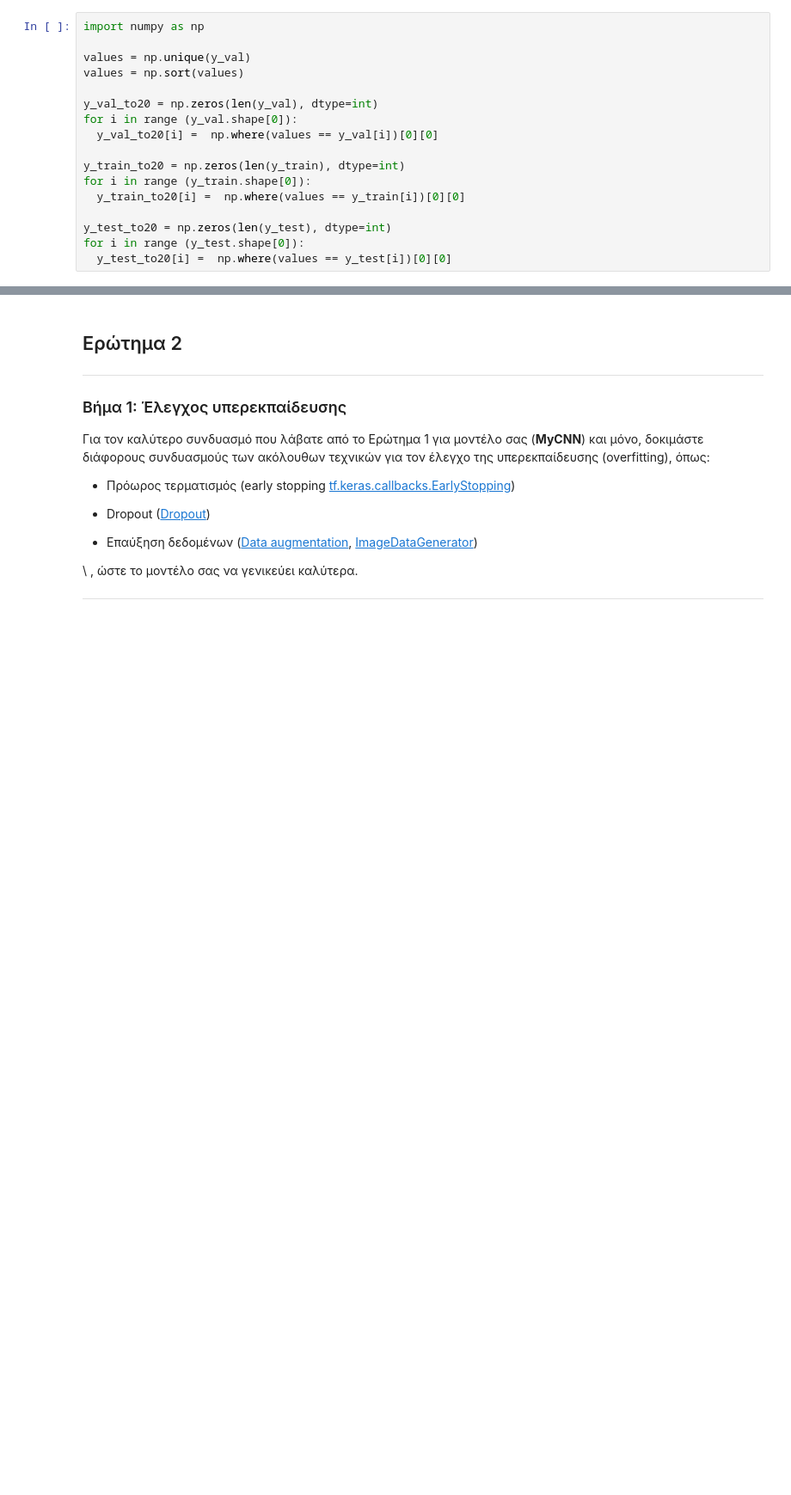
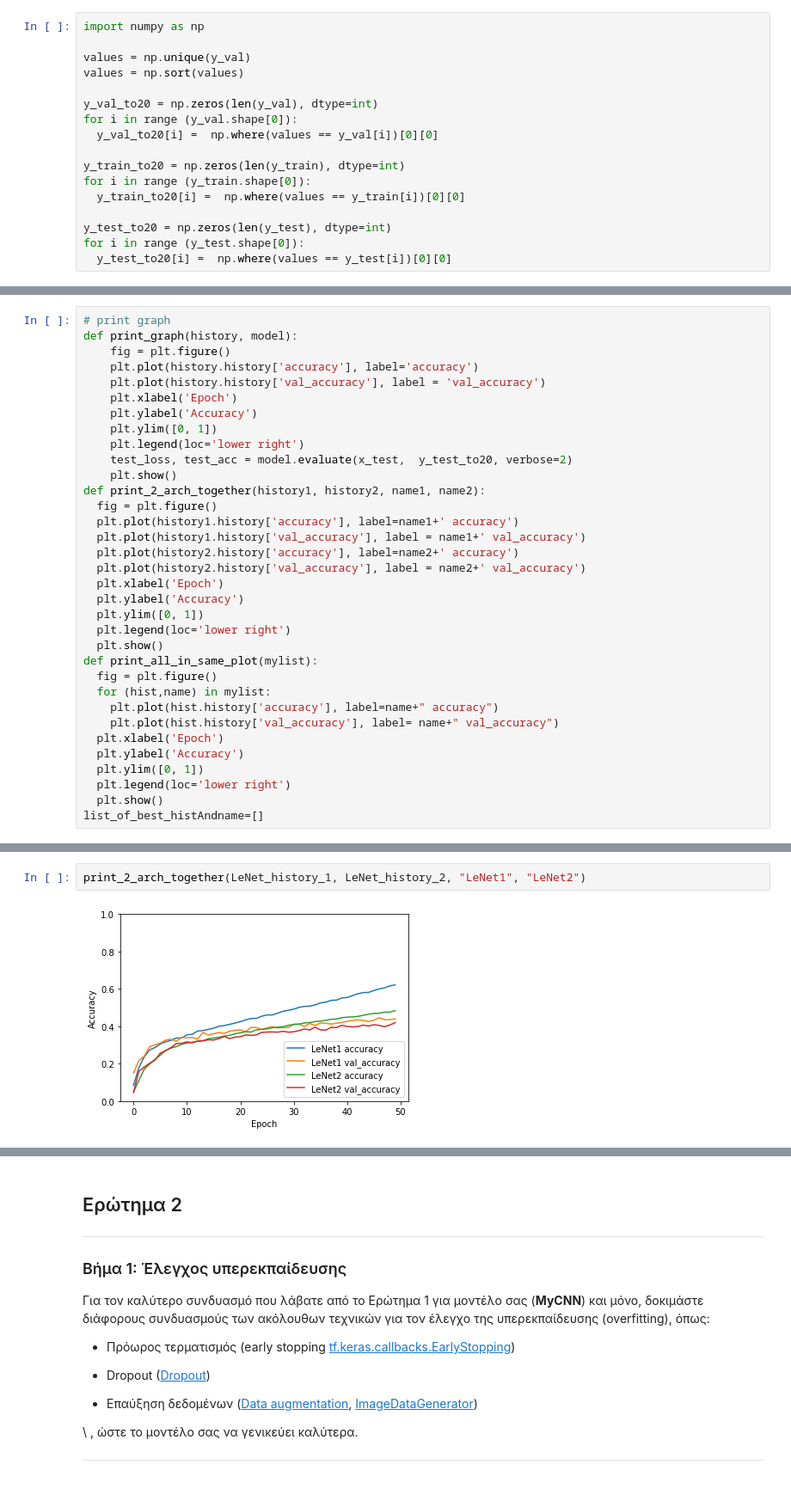
Before and after one commit to nikolastas/Image-and-Video-Analysis-and-Technology, a Jupyter notebook: ask2/2η_Ομαδική_Άσκηση.ipynb, the cells around one changed output, grey strips where cells are left out. Shown: that part at 86% size. Drawn from its saved outputs; the diff is of its cells as text; blank space fills up the shorter version.

```diff
--- a/ask2/2η_Ομαδική_Άσκηση.ipynb
+++ b/ask2/2η_Ομαδική_Άσκηση.ipynb
@@ -535,0 +629,34 @@ Epoch 50/50
+# %%
+# print graph
+def print_graph(history, model):
+    fig = plt.figure()
+    plt.plot(history.history['accuracy'], label='accuracy')
+    plt.plot(history.history['val_accuracy'], label = 'val_accuracy')
+    plt.xlabel('Epoch')
+    plt.ylabel('Accuracy')
+    plt.ylim([0, 1])
+    plt.legend(loc='lower right')
+    test_loss, test_acc = model.evaluate(x_test,  y_test_to20, verbose=2)
+    plt.show()
+def print_2_arch_together(history1, history2, name1, name2):
+  fig = plt.figure()
+  plt.plot(history1.history['accuracy'], label=name1+' accuracy')
+  plt.plot(history1.history['val_accuracy'], label = name1+' val_accuracy')
+  plt.plot(history2.history['accuracy'], label=name2+' accuracy')
+  plt.plot(history2.history['val_accuracy'], label = name2+' val_accuracy')
+  plt.xlabel('Epoch')
+  plt.ylabel('Accuracy')
+  plt.ylim([0, 1])
+  plt.legend(loc='lower right')
+  plt.show()
+def print_all_in_same_plot(mylist):
+  fig = plt.figure()
+  for (hist,name) in mylist:
+    plt.plot(hist.history['accuracy'], label=name+" accuracy")
+    plt.plot(hist.history['val_accuracy'], label= name+" val_accuracy")
+  plt.xlabel('Epoch')
+  plt.ylabel('Accuracy')
+  plt.ylim([0, 1])
+  plt.legend(loc='lower right')
+  plt.show()
+list_of_best_histAndname=[]
@@ -535,0 +681,4 @@ Epoch 50/50
+# %%
+print_2_arch_together(LeNet_history_1, LeNet_history_2, "LeNet1", "LeNet2")
+# %% [output]
+[figure, added]
```
Also changed, not shown: parts of 71 cells of this notebook.
